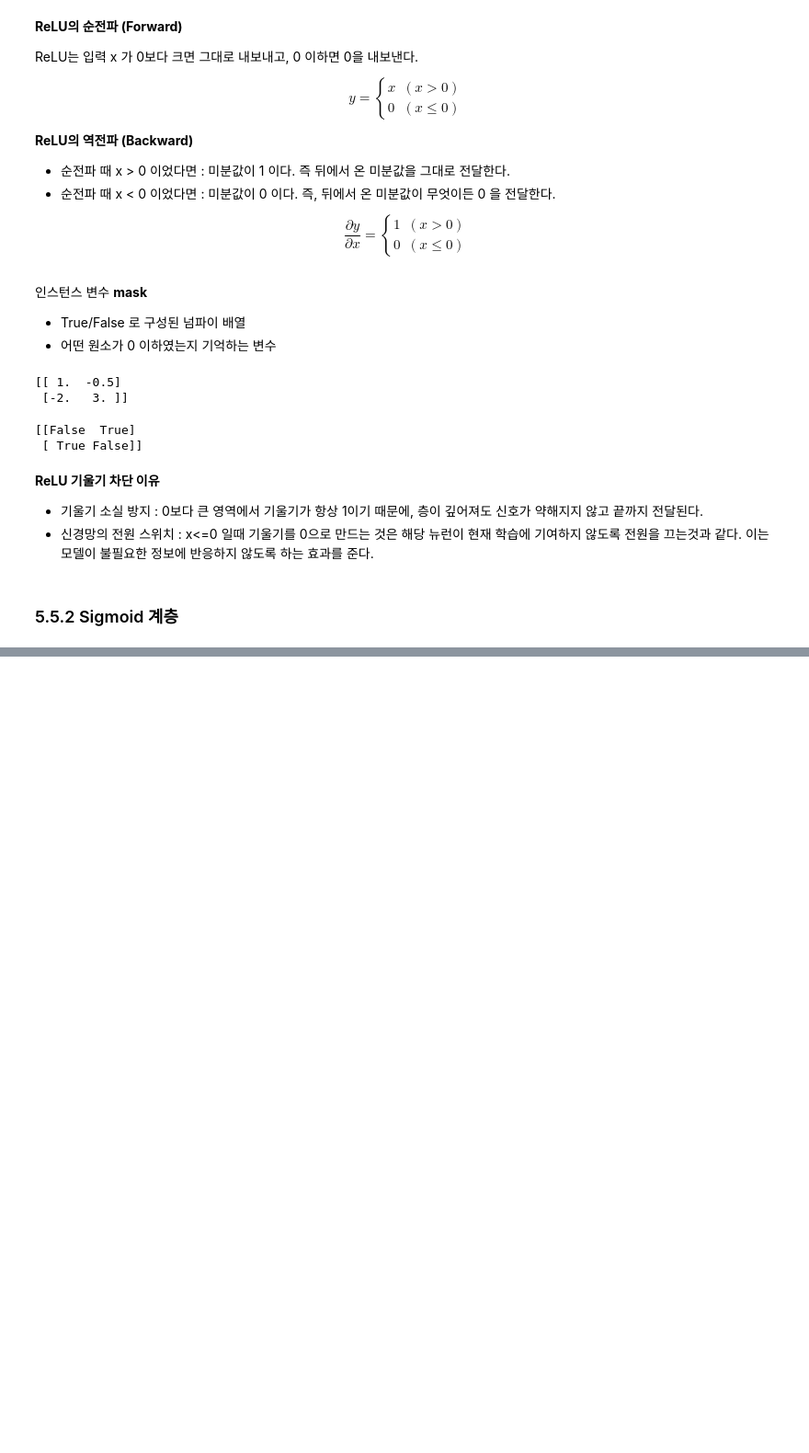
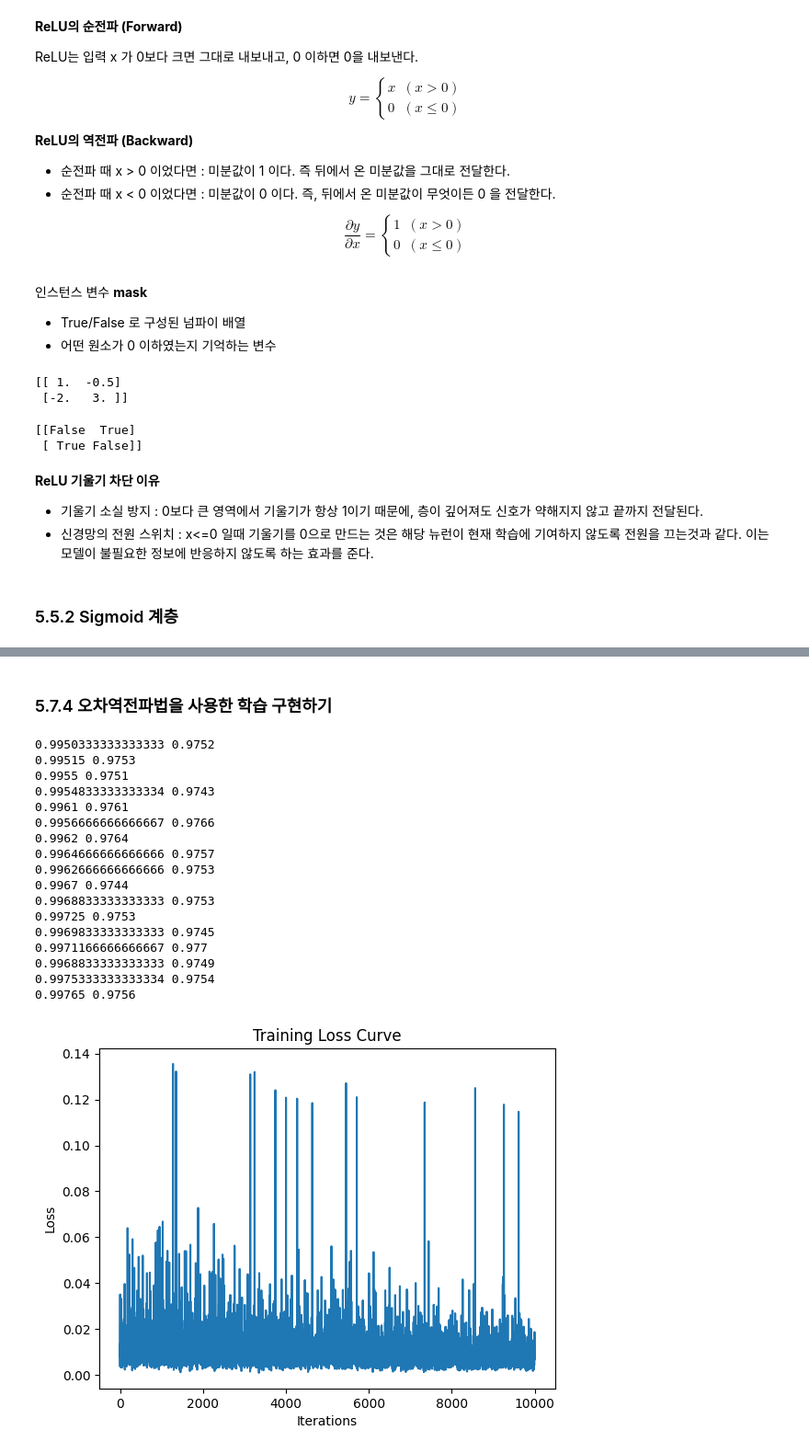
Before and after one commit to wlgns222/ROKA, a Jupyter notebook: ai-study/deep-learning-from-scratch-vol1/Ch5.ipynb, the cells around one changed output, grey strips where cells are left out. Shown at 92% size. Drawn from its saved outputs; the diff is of its cells as text; code cells hidden in the pictures; blank space fills up the shorter version.

Commit message:
Ch 5. Building Backpropa

```diff
--- a/ai-study/deep-learning-from-scratch-vol1/Ch5.ipynb
+++ b/ai-study/deep-learning-from-scratch-vol1/Ch5.ipynb
@@ -136,0 +311,14 @@ print(mask)
+# %%
+(x_train, t_train), (x_test, t_test) = load_mnist(normalize=True, one_hot_label=True)
+
+network = TwoLayerNet(input_size=784, hidden_size=50, output_size=10)
+
+x_batch = x_train[:3]
+t_batch = t_train[:3]
+
+grad_backprop = network.gradient(x_batch, t_batch)
+grad_numerical = network.numerical_gradient(x_batch, t_batch)
+
+for key in grad_numerical.keys():
+    diff = np.average(np.abs(grad_backprop[key] - grad_numerical[key]))
+    print(f"{key} 차이(diff): {diff}")
@@ -136,0 +330,64 @@ print(mask)
+# %% [markdown]
+### 5.7.4 오차역전파법을 사용한 학습 구현하기
+# %%
+# 하이퍼파라미터 설정
+
+iters_num = 10000  # 반복 횟수
+train_size = x_train.shape[0]
+batch_size = 100
+learning_rate = 0.1
+
+train_loss_list = []
+train_acc_list = []
+test_acc_list = []
+
+iter_per_epoch = max(train_size / batch_size, 1)
+
+for i in range(iters_num):
+    batch_mask = np.random.choice(train_size, batch_size)
+    x_batch = x_train[batch_mask]
+    t_batch = t_train[batch_mask]
+
+    # 오차역전파법으로 기울기 구하기
+    grad = network.gradient(x_batch, t_batch)
+
+    # 매개변수 갱신 (SGD 방식)
+    for key in ('W1', 'b1', 'W2', 'b2'):
+      network.params[key] -= learning_rate * grad[key]
+
+    # 학습 경과 기록
+    loss = network.loss(x_batch, t_batch)
+    train_loss_list.append(loss)
+
+
+    if i %  iter_per_epoch == 0:
+      train_acc = network.accuracy(x_train, t_train)
+      test_acc = network.accuracy(x_test, t_test)
+      train_acc_list.append(train_acc)
+      test_acc_list.append(test_acc)
+      print(train_acc, test_acc)
+
+plt.plot(train_loss_list)
+plt.xlabel("Iterations")
+plt.ylabel("Loss")
+plt.title("Training Loss Curve")
+plt.show()
+# %% [output]
+0.9950333333333333 0.9752
+0.99515 0.9753
+0.9955 0.9751
+0.9954833333333334 0.9743
+0.9961 0.9761
+0.9956666666666667 0.9766
+0.9962 0.9764
+0.9964666666666666 0.9757
+0.9962666666666666 0.9753
+0.9967 0.9744
+0.9968833333333333 0.9753
+0.99725 0.9753
+0.9969833333333333 0.9745
+0.9971166666666667 0.977
+0.9968833333333333 0.9749
+0.9975333333333334 0.9754
+0.99765 0.9756
+[figure, added]
```
Also changed, not shown: parts of 18 cells of this notebook.
